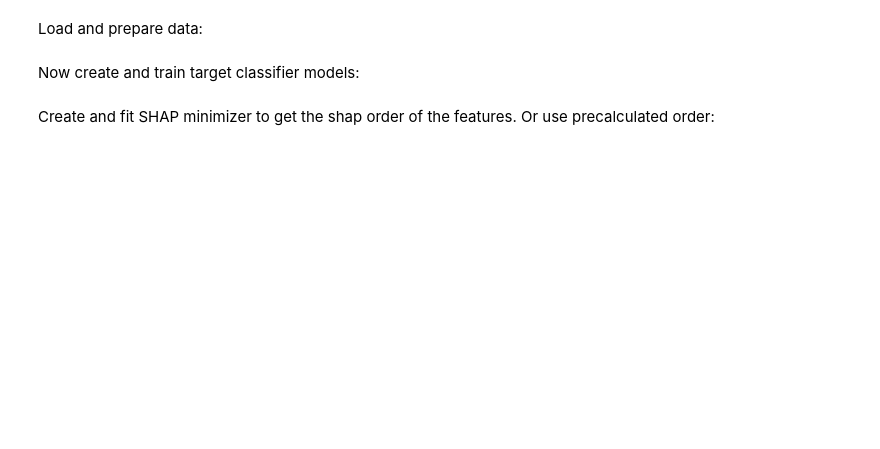
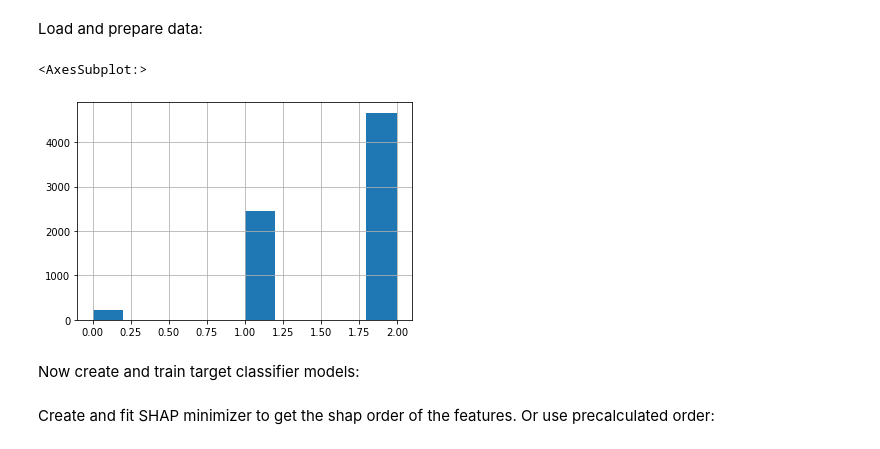
Before and after one commit to IBM/ai-privacy-toolkit, a Jupyter notebook: comparison.ipynb, the cells around one changed output. Drawn from its saved outputs; the diff is of its cells as text; code cells hidden in the pictures; blank space fills up the shorter version.

```diff
--- a/comparison.ipynb
+++ b/comparison.ipynb
@@ -6,4 +8,10 @@ from data_minimization_benchmark.datapreparers import GSSDataPreparer
 gss_data = GSSDataPreparer().prepare()
+# %%
+gss_data.categorical_features
+gss_data.encoded_data.generalizer_train.y.hist()
+# %% [output]
+<AxesSubplot:>
+[figure, added]
 # %% [markdown]
 Now create and train target classifier models:
 # %%
```
Also changed, not shown: parts of 8 cells of this notebook, 5 other files.
